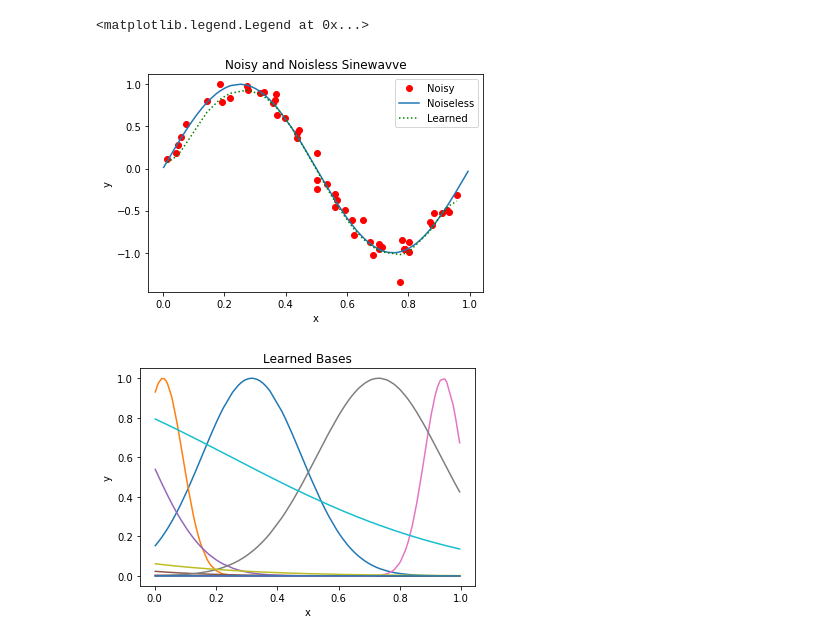
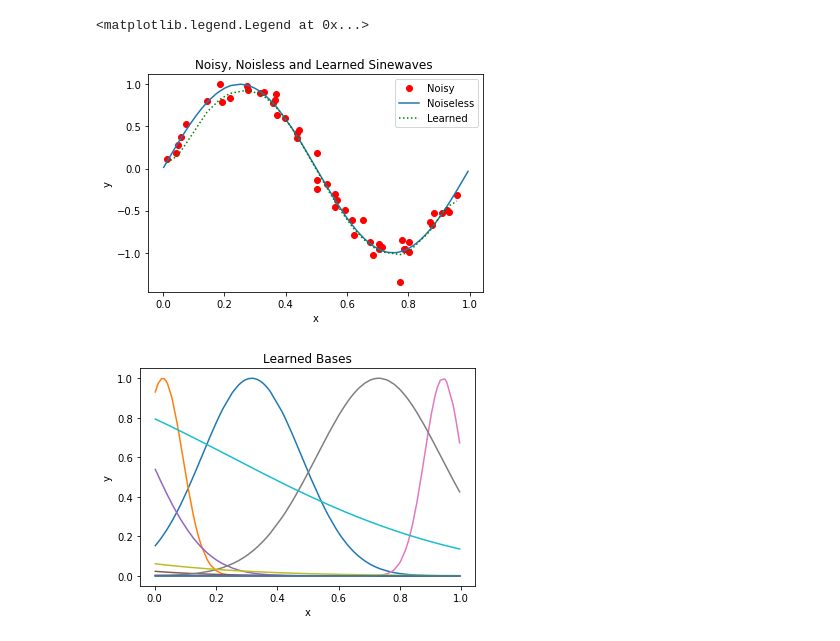
Before and after one commit to Jped/ECE471NeuralNetworks, a Jupyter notebook: HW1/pedoeem_HW1.ipynb, the cells around one changed output. Drawn from its saved outputs; the diff is of its cells as text; code cells hidden in the pictures.

```diff
--- a/HW1/pedoeem_HW1.ipynb
+++ b/HW1/pedoeem_HW1.ipynb
@@ -64,14 +72,14 @@ for x in xi:
 # %%
 plt.plot(xi,yi, 'ro')
 plt.plot(xfine,sinfine)
 plt.plot(xi,yhat, color="green", linestyle='dotted')
-plt.title("Noisy and Noisless Sinewavve")
+plt.title("Noisy, Noisless and Learned Sinewaves ")
 plt.ylabel("y")
 plt.xlabel("x")
 plt.legend(("Noisy", "Noiseless", "Learned"))
 # %% [output]
 <matplotlib.legend.Legend at 0x...>
-[figure, old version]
+[figure, new version]
 # %%
 phis = []
 plt.figure(0)
```
Also changed, not shown: parts of 9 cells of this notebook.
